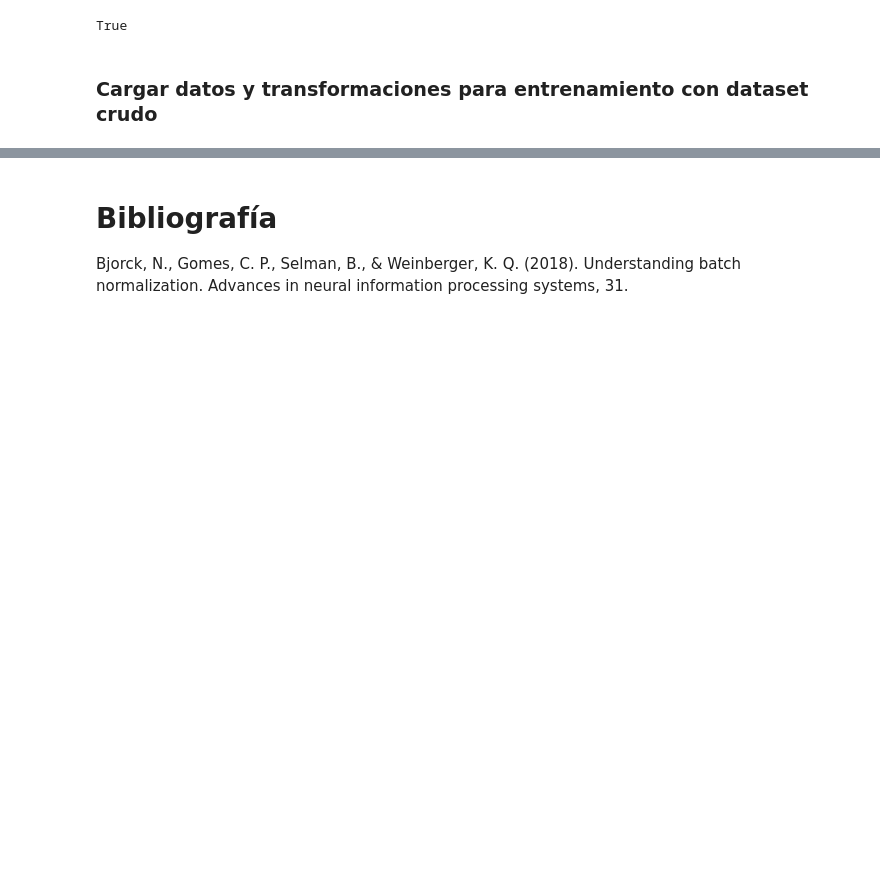
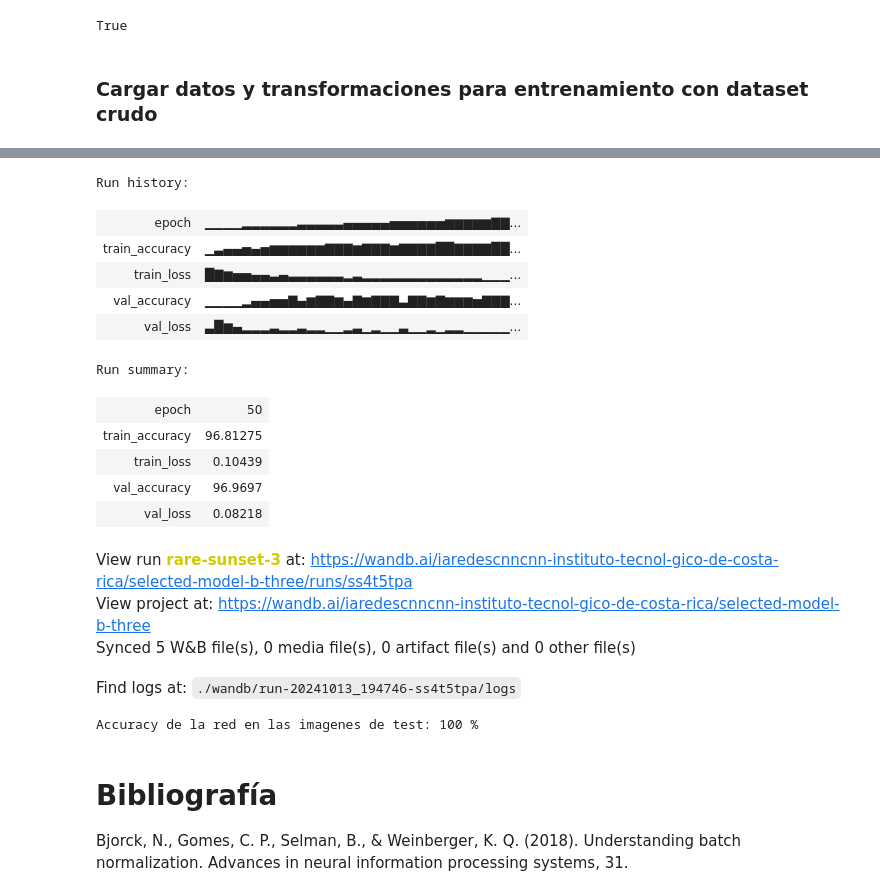
Before and after one commit to RichLeonC/IA-RedesConvolucionales, a Jupyter notebook: ModeloB.ipynb, the cells around one changed output, grey strips where cells are left out. Drawn from its saved outputs; the diff is of its cells as text; code cells hidden in the pictures; blank space fills up the shorter version.

```diff
--- a/ModeloB.ipynb
+++ b/ModeloB.ipynb
@@ -865,3 +901,42 @@ train_model_with_subset(model, train_loader, test_loader, criterion, optimizer,
+# %%
+wandb.finish()
+# %% [output]
+Run history:
+| epoch | ▁▁▁▁▂▂▂▂▂▂▃▃▃▃▃▄▄▄▄▄▅▅▅▅▅▅▆▆▆▆▆▇▇... |
+| train_accuracy | ▁▃▄▄▅▄▅▆▆▆▆▆▆▇▇▇▆▇▇▇▆▇▇▇▇██▇▇▇▇██... |
+| train_loss | █▇▆▅▅▄▄▃▄▃▃▃▃▃▃▂▃▂▂▂▂▂▂▂▂▂▂▂▂▂▁▁▁... |
+| val_accuracy | ▁▁▁▁▂▄▄▅▅▇▄▆▇▇▆▄▇▆▇▇▇▃▇▇▆▇▆▆▆▅▇▇▇... |
+| val_loss | ▃█▆▄▂▂▂▃▂▂▃▂▂▁▁▂▃▁▂▁▁▃▁▁▂▁▂▂▁▁▁▁▁... |
+Run summary:
+| epoch | 50 |
+| train_accuracy | 96.81275 |
+| train_loss | 0.10439 |
+| val_accuracy | 96.9697 |
+| val_loss | 0.08218 |
+View run rare-sunset-3 at: https://wandb.ai/iaredescnncnn-instituto-tecnol-gico-de-costa-rica/selected-model-b-three/runs/ss4t5tpa
+View project at: https://wandb.ai/iaredescnncnn-instituto-tecnol-gico-de-costa-rica/selected-model-b-three
+Synced 5 W&B file(s), 0 media file(s), 0 artifact file(s) and 0 other file(s)
+Find logs at: ./wandb/run-20241013_194746-ss4t5tpa/logs
+# %%
+dataiter = iter(test_raw_loader)
+images, labels = next(dataiter)
+images = images.to(device)  # Mueve las imágenes a la GPU si está disponible
+correct = 0
+total = 0
+# debido a que no estamos entrenando, no necesitamos calcular los gradientes para las salidas
+with torch.no_grad():
+    for data in test_raw_loader:
+        images, labels = images.to(device), labels.to(device)
+        # calcular outputs corriendo imagenes en la red
+        outputs = model(images)
+        # La clase con mayor valor es la que escogemos como salida
+        _, predicted = torch.max(outputs.data, 1)
+        total += labels.size(0)
+        correct += (predicted == labels).sum().item()
+
+print(f'Accuracy de la red en las imagenes de test: {100 * correct // total} %')
+# %% [output]
+Accuracy de la red en las imagenes de test: 100 %
 # %% [markdown]
 # Bibliografía
 
```
Also changed, not shown: parts of 6 cells of this notebook.
